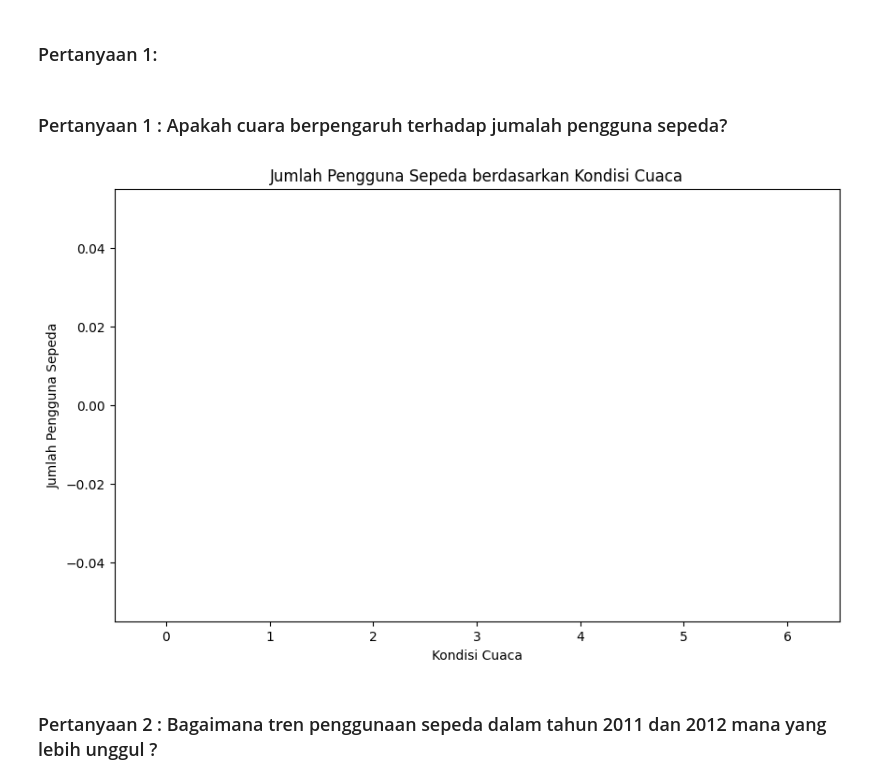
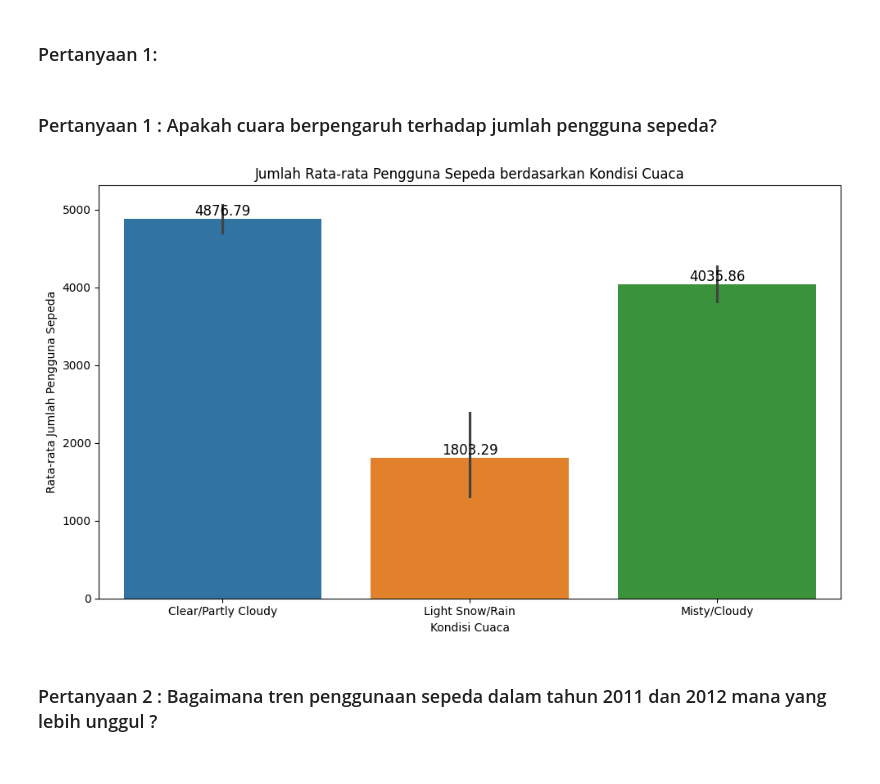
Before and after one commit to MasDewaa/Analisis-Data-Bike-Sharing, a Jupyter notebook: notebook.ipynb, the cells around one changed output. Drawn from its saved outputs; the diff is of its cells as text; code cells hidden in the pictures.

```diff
--- a/notebook.ipynb
+++ b/notebook.ipynb
@@ -274,24 +292,6 @@ day_df['weather_cond'] = day_df['weather_cond'].map({
     3: 'Light Snow/Rain',
     4: 'Severe Weather'
 })
-# %%
-# Mengubah angka menjadi keterangan
-day_df['month'] = day_df['month'].map({
-    1: 'Jan', 2: 'Feb', 3: 'Mar', 4: 'Apr', 5: 'May', 6: 'Jun',
-    7: 'Jul', 8: 'Aug', 9: 'Sep', 10: 'Oct', 11: 'Nov', 12: 'Dec'
-})
-day_df['season'] = day_df['season'].map({
-    1: 'Spring', 2: 'Summer', 3: 'Fall', 4: 'Winter'
-})
-day_df['weekday'] = day_df['weekday'].map({
-    0: 'Sun', 1: 'Mon', 2: 'Tue', 3: 'Wed', 4: 'Thu', 5: 'Fri', 6: 'Sat'
-})
-day_df['weather_cond'] = day_df['weather_cond'].map({
-    1: 'Clear/Partly Cloudy',
-    2: 'Misty/Cloudy',
-    3: 'Light Snow/Rain',
-    4: 'Severe Weather'
-})
 # %%
 # Mengubah tipe data ke datetime
 day_df['dateday'] = pd.to_datetime(day_df.dateday)
@@ -470,20 +529,35 @@ plt.show()
 # %% [markdown]
 ### Pertanyaan 1:
 # %% [markdown]
-### Pertanyaan 1 : Apakah cuara berpengaruh terhadap jumalah pengguna sepeda?
+### Pertanyaan 1 : Apakah cuara berpengaruh terhadap jumlah pengguna sepeda?
 # %%
-plt.figure(figsize=(10,6))
-sns.barplot(
+# Create the bar plot
+plt.figure(figsize=(10, 6))
+bar_plot = sns.barplot(
     x='weather_cond',
     y='count',
-    data=day_df)
+    data=day_df,
+    hue='weather_cond',  # Assigning 'weather_cond' as hue
+    palette=["tab:blue", "tab:orange", "tab:green"]  # Color palette
+)
 
-plt.title('Jumlah Pengguna Sepeda berdasarkan Kondisi Cuaca')
+# Setting titles and labels
+plt.title('Jumlah Rata-rata Pengguna Sepeda berdasarkan Kondisi Cuaca')
 plt.xlabel('Kondisi Cuaca')
-plt.ylabel('Jumlah Pengguna Sepeda')
+plt.ylabel('Rata-rata Jumlah Pengguna Sepeda')
+
+# Add counts above each bar
+for p in bar_plot.patches:
+    bar_plot.annotate(f'{p.get_height():.2f}',  # Use the height of the bar
+                      (p.get_x() + p.get_width() / 2., p.get_height()),
+                      ha='center', va='bottom',
+                      fontsize=12)
+
+# Show the plot
+plt.tight_layout()
 plt.show()
 # %% [output]
-[figure, old version]
+[figure, new version]
 # %% [markdown]
 ### Pertanyaan 2 : Bagaimana tren penggunaan sepeda dalam tahun 2011 dan 2012 mana yang lebih unggul ?
 # %%
```
Also changed, not shown: parts of 33 cells of this notebook, 1 other file.
